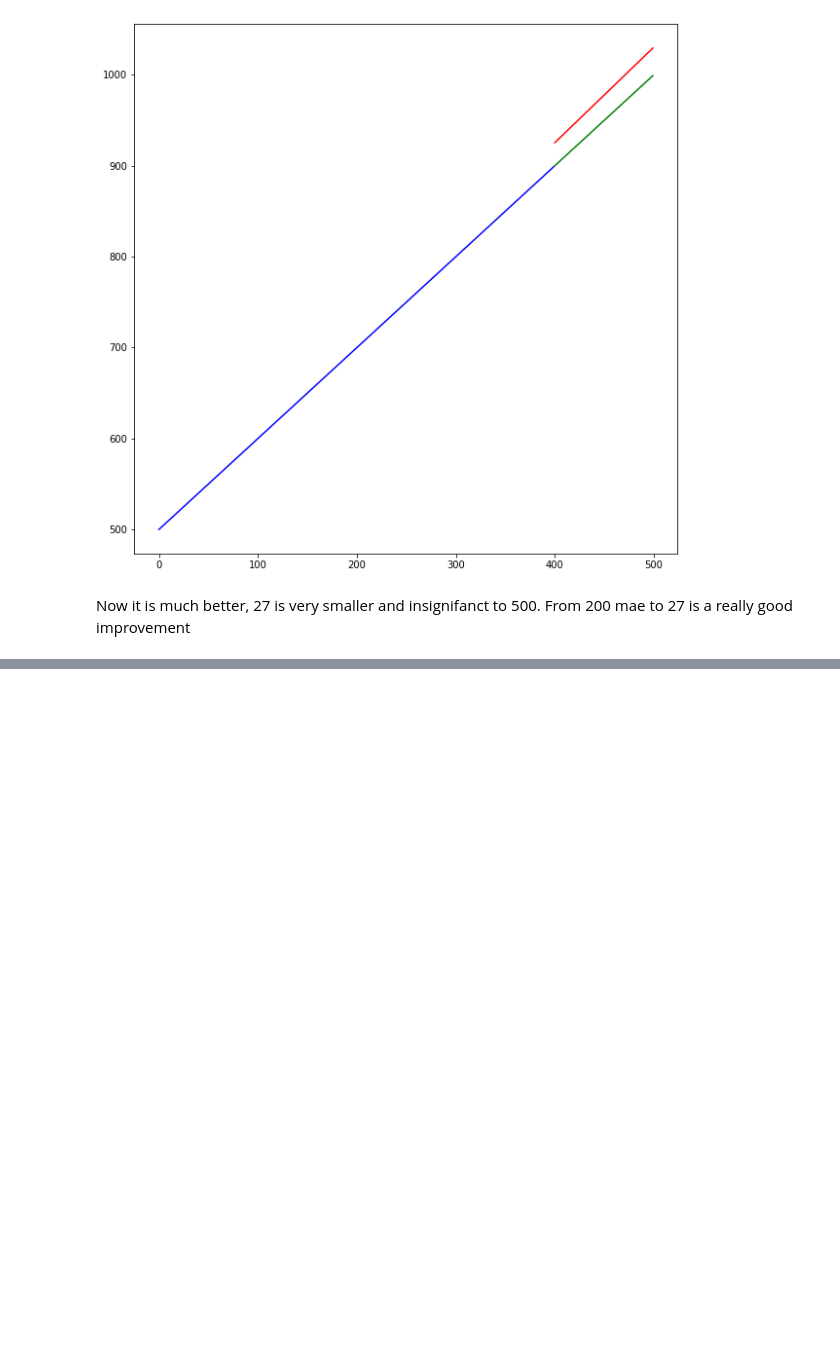
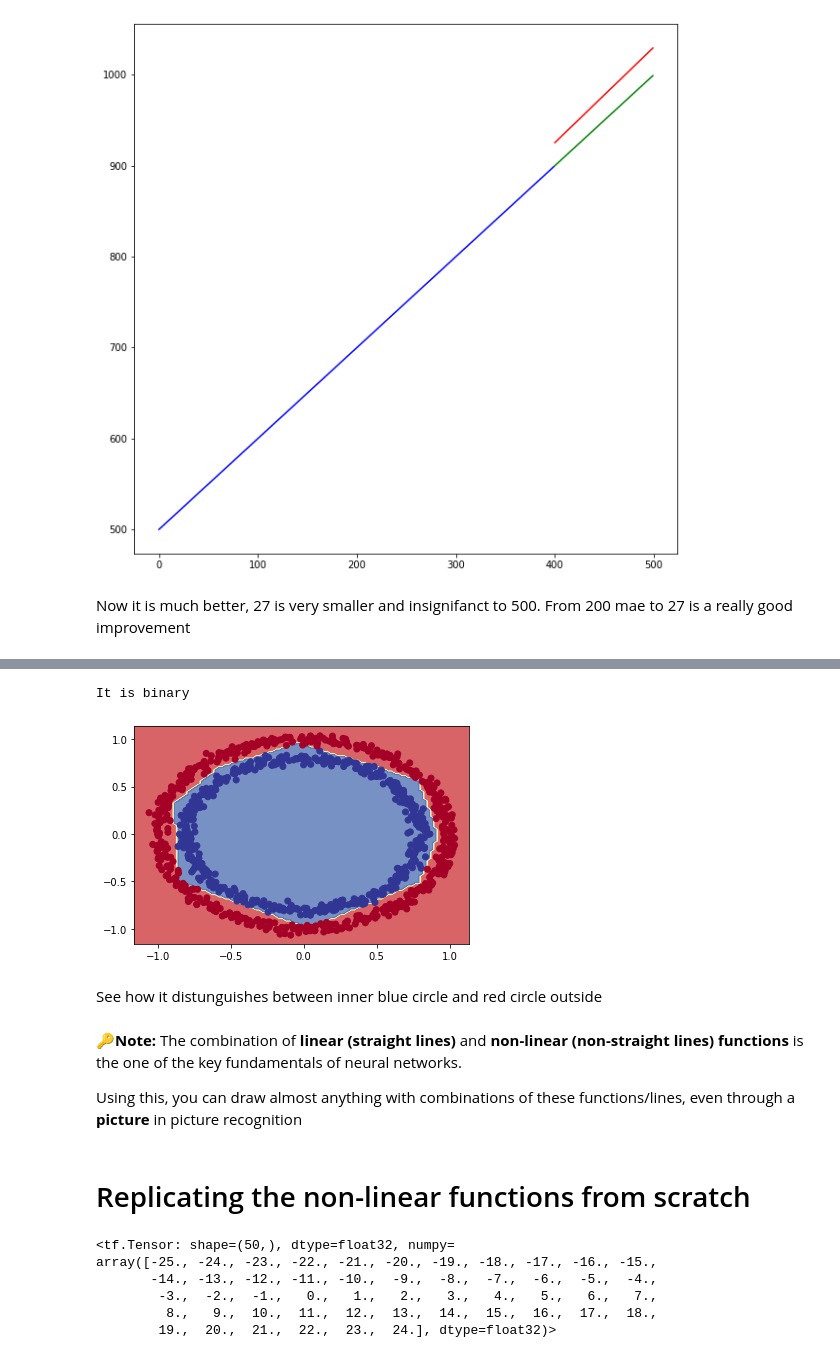
Before and after one commit to Jayveersinh-Raj/Neural_Networks_Classification, a Jupyter notebook: Neural_Networks_Classification_TensorFlow.ipynb, the cells around one changed output, grey strips where cells are left out. Saved outputs shown, nothing was run; the diff lists cells and outputs as text; code cells hidden in the pictures; blank space fills up the shorter version.

```diff
--- a/Neural_Networks_Classification_TensorFlow.ipynb
+++ b/Neural_Networks_Classification_TensorFlow.ipynb
@@ -353,0 +382,20 @@ Now it is much better, 27 is very smaller and insignifanct to 500. From 200 mae
+# %%
+# Lets replicate the above tensorflow playground model, see how efficient the loss is
+# If we decrease the learning rate, it would take more epochs/longer to train for better
+tf.random.set_seed(42)
+
+# 1. Create the model
+model_relu = tf.keras.Sequential([
+          # It will set input neurons automatically, we just define hidden and output layers
+          tf.keras.layers.Dense(4, activation = "relu"), # tf.keras.activation.relu is the same
+          tf.keras.layers.Dense(4, activation = "relu"),
+          tf.keras.layers.Dense(1, activation = "sigmoid") # According to the picture we have above in Binary Classification we use sigmoid activation
+])
+
+# 2. Compile the model
+model_relu.compile(loss = "BinaryCrossentropy",
+                   optimizer = tf.keras.optimizers.Adam(lr = 0.01), # did not use "Adam" string because need to specify lr
+                   metrics = ["accuracy"])
+# The lr is by default 0.001, we changed it to 0.01 for it to learn faster
+# 3. Fitting the model
+model_relu.fit (X, y, epochs = 303)
@@ -353,0 +429,26 @@ Now it is much better, 27 is very smaller and insignifanct to 500. From 200 mae
+# %%
+# Lets visualise
+plot_decision_boundary(model_relu, X, y)
+# %% [output]
+It is binary
+[figure, added]
+# %% [markdown]
+See how it distunguishes between inner blue circle and red circle outside
+# %% [markdown]
+🔑**Note:** The combination of **linear (straight lines)** and **non-linear (non-straight lines) functions** is the one of the key fundamentals of neural networks.
+
+Using this, you can draw almost anything with combinations of these functions/lines, even through a **picture** in picture recognition
+# %% [markdown]
+# Replicating the non-linear functions from scratch
+# %%
+# Lets create a an example tensor to implement them on these functions (non-linear)
+# Lets have them with float data type
+A = tf.cast(tf.range(-25, 25), tf.float32)
+A
+# %% [output]
+<tf.Tensor: shape=(50,), dtype=float32, numpy=
+array([-25., -24., -23., -22., -21., -20., -19., -18., -17., -16., -15.,
+       -14., -13., -12., -11., -10.,  -9.,  -8.,  -7.,  -6.,  -5.,  -4.,
+        -3.,  -2.,  -1.,   0.,   1.,   2.,   3.,   4.,   5.,   6.,   7.,
+         8.,   9.,  10.,  11.,  12.,  13.,  14.,  15.,  16.,  17.,  18.,
+        19.,  20.,  21.,  22.,  23.,  24.], dtype=float32)>
```
Also changed, not shown: parts of 57 cells of this notebook.
